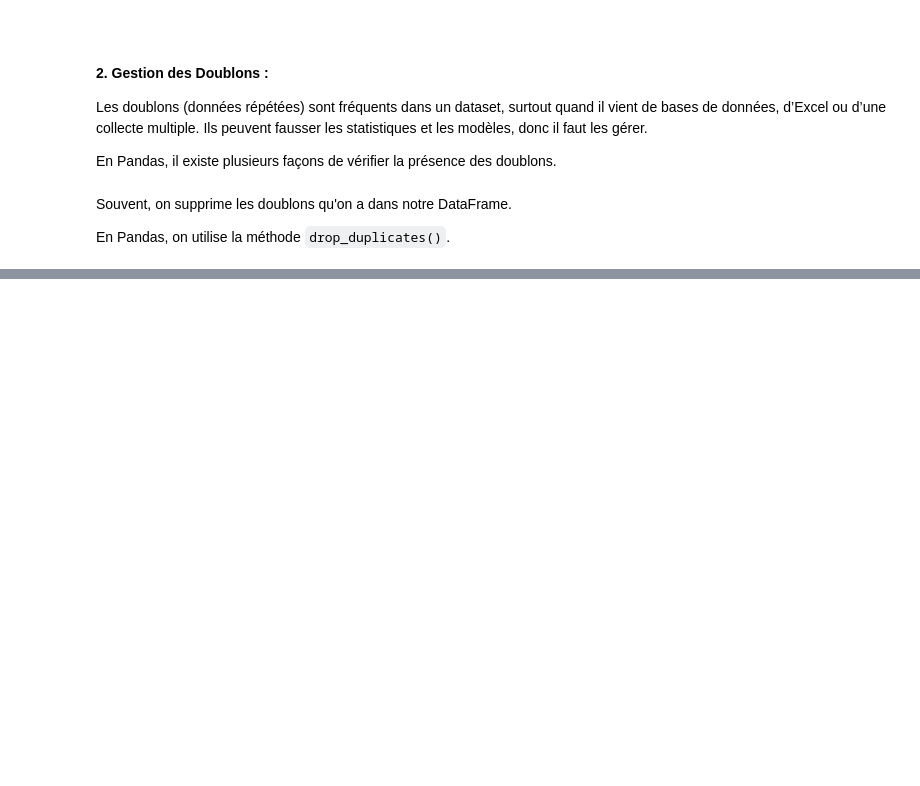
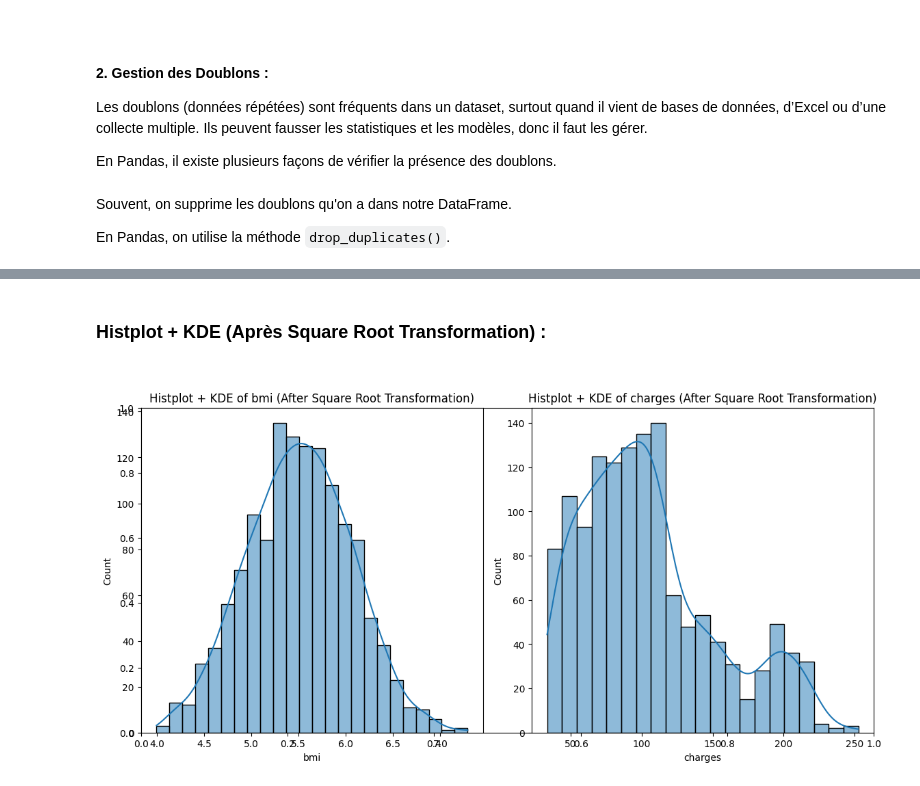
Before and after one commit to ABDELHAFIDAIT/MediCharge-Predictor, a Jupyter notebook: src/process.ipynb, the cells around one changed output, grey strips where cells are left out. Saved outputs shown, nothing was run; the diff lists cells and outputs as text; code cells hidden in the pictures; blank space fills up the shorter version.

```diff
--- a/src/process.ipynb
+++ b/src/process.ipynb
@@ -128,0 +280,24 @@ data_copy = data_copy.drop_duplicates() # Supprimer les doublons (en gardant la
+# %% [markdown]
+**<h3>Histplot + KDE (Après Square Root Transformation) :<h3>**
+# %%
+import pandas as pd
+import numpy as np
+import matplotlib.pyplot as plt
+
+data = pd.read_csv("../data/raw/data.csv")
+
+data_copy = data.copy()
+
+plt.subplots(figsize=(12, 6))
+
+for i, col in enumerate(outliers_cols):
+    data_copy[col] = np.sqrt(data_copy[col])
+
+    plt.subplot(1, len(outliers_cols), i + 1)
+    sns.histplot(data_copy[col], kde=True)
+    plt.title(f'Histplot + KDE of {col} (After Square Root Transformation)')
+    plt.tight_layout()
+
+plt.show()
+# %% [output]
+[figure, added]
```
Also changed, not shown: parts of 9 cells of this notebook.
